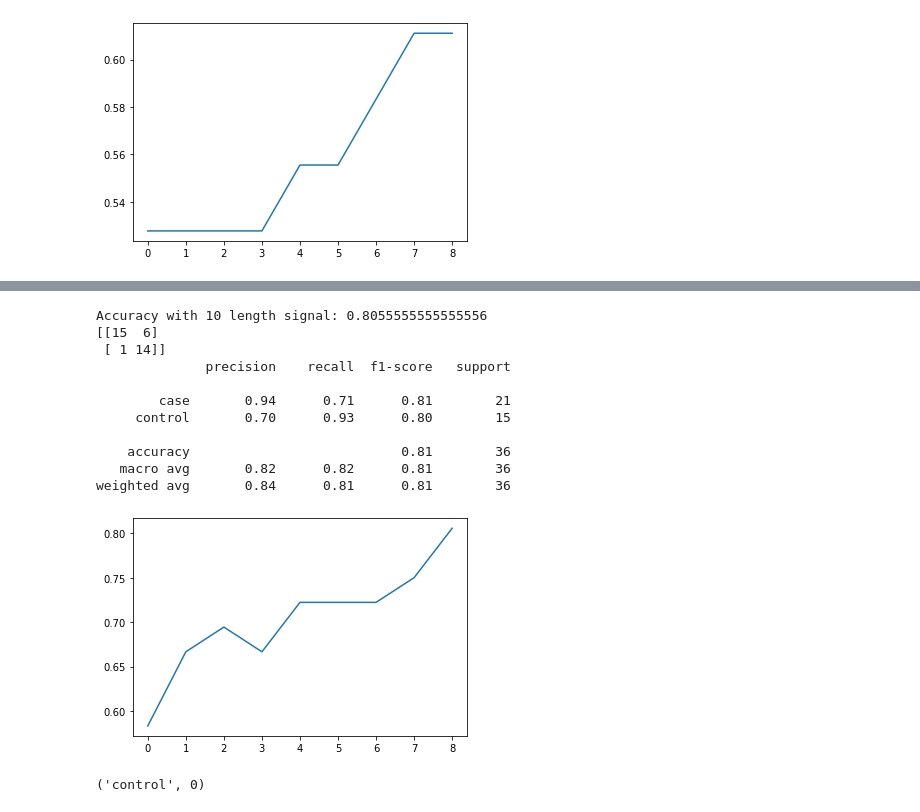
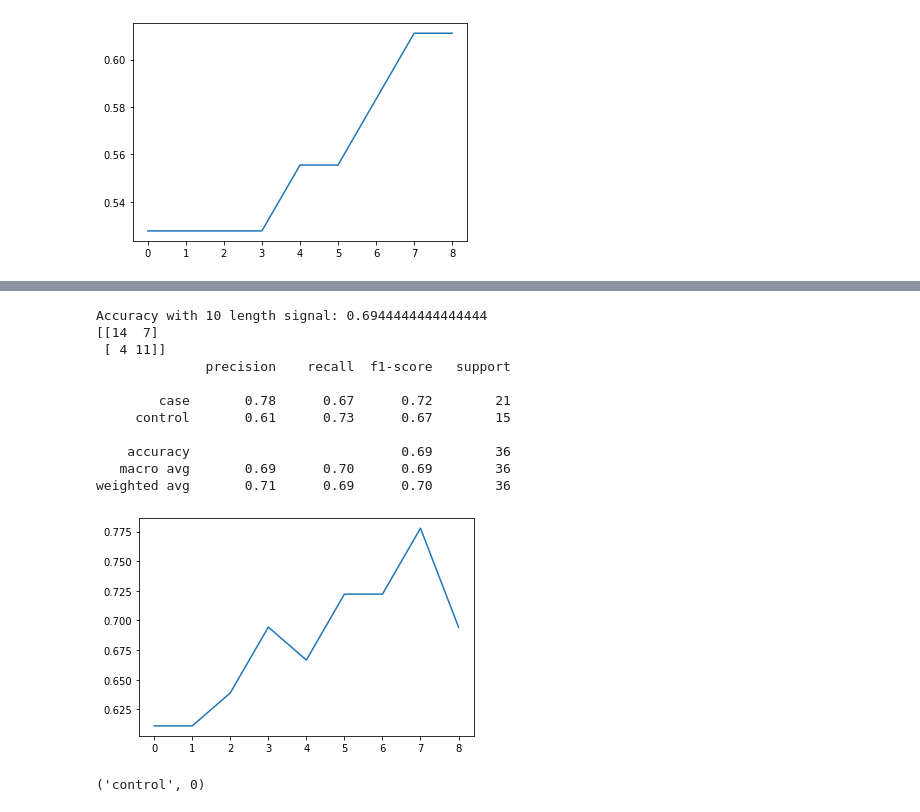
Before and after one commit to EannaCurran/FYP-Time-Series-Classification-For-GWAS-Data, a Jupyter notebook: FPY_SimpleSNP.ipynb, the cells around one changed output, grey strips where cells are left out. Cells and saved outputs as stored; diff of their text form; code cells hidden in the pictures.

```diff
--- a/FPY_SimpleSNP.ipynb
+++ b/FPY_SimpleSNP.ipynb
@@ -577,43 +580,43 @@ for n in range(1,10):
 
     dfTest.insert(dfTest.columns.get_loc("rs2222162"), f"rs2222162_{n}", dfTest["rs2222162"])
     idf = SetupTest(dfTest)
     idfSeries = from_2d_array_to_nested(idf)
 
     xTrain, xTest, yTrain, yTest = train_test_split(idfSeries, phenotype, train_size=0.6, random_state=1)
 
     yTrain = yTrain.values
     yTest = yTest.values
 
     xTrain = xTrain.reset_index()
     xTrain = xTrain.drop(columns=["index"])
 
     xTest = xTest.reset_index()
     xTest = xTest.drop(columns=["index"])
 
-    ms = MrSEQLClassifier(seql_mode="clf")
+    ms = MrSEQLClassifier(seql_mode="fs")
     ms.fit(xTrain, yTrain)
     yPredict = ms.predict(xTest)
     results.append(metrics.accuracy_score(yTest, yPredict))
 
     if n == 9:
         print(f"Accuracy with 10 length signal: {metrics.accuracy_score(yTest, yPredict)}")
         print(confusion_matrix(yTest, yPredict))
         print(classification_report(yTest, yPredict))
 
 _ = plt.plot(results)
 # %% [output]
-Accuracy with 10 length signal: 0.8055555555555556
-[[15  6]
- [ 1 14]]
+Accuracy with 10 length signal: 0.6944444444444444
+[[14  7]
+ [ 4 11]]
               precision    recall  f1-score   support
 
-        case       0.94      0.71      0.81        21
-     control       0.70      0.93      0.80        15
+        case       0.78      0.67      0.72        21
+     control       0.61      0.73      0.67        15
 
-    accuracy                           0.81        36
-   macro avg       0.82      0.82      0.81        36
-weighted avg       0.84      0.81      0.81        36
+    accuracy                           0.69        36
+   macro avg       0.69      0.70      0.69        36
+weighted avg       0.71      0.69      0.70        36
-[figure, old version]
+[figure, new version]
 # %%
 idfT = idf.T
 position = idfT[8].index.get_loc("rs2222162")
```
Also changed, not shown: parts of 7 cells of this notebook, 1 other file.
